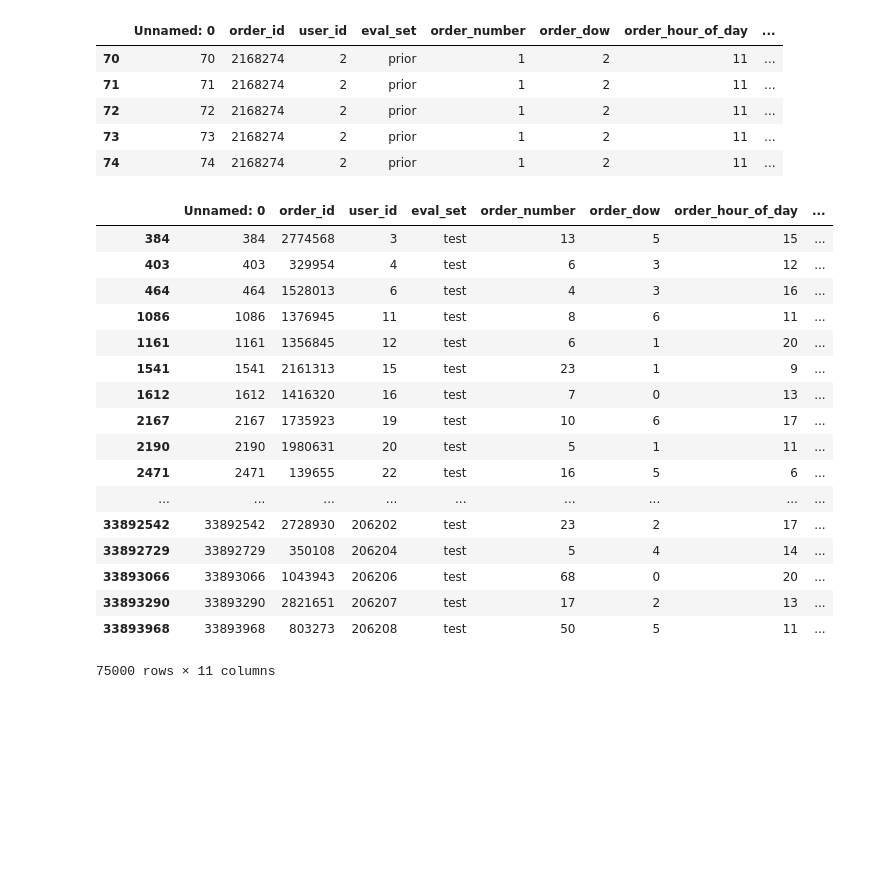
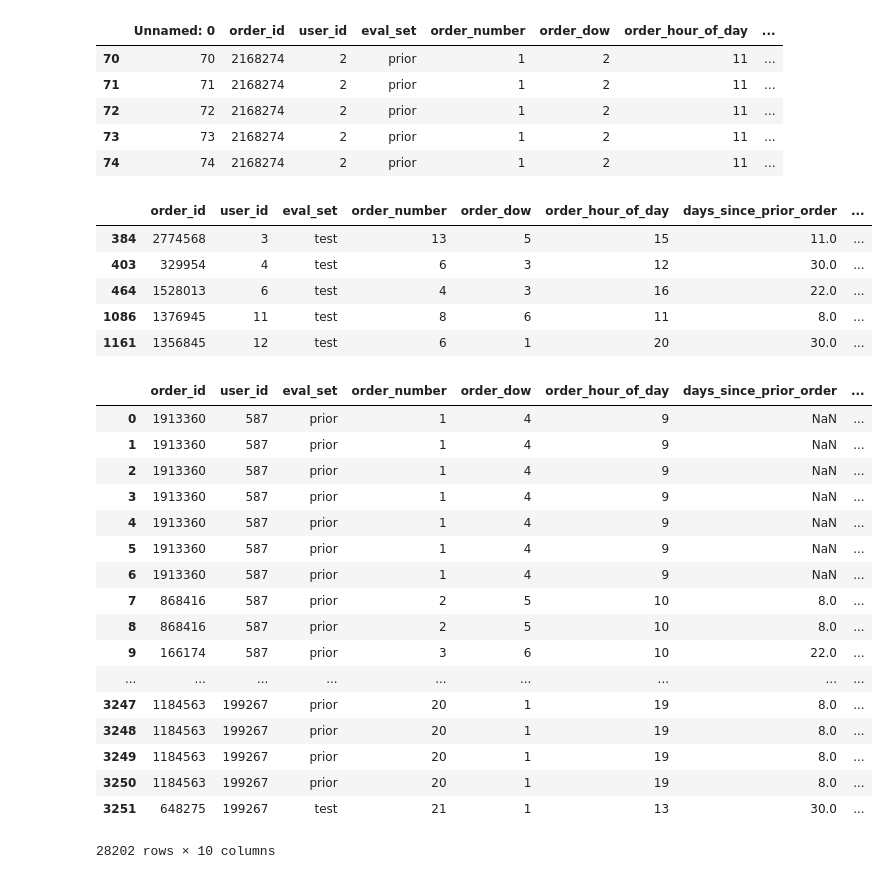
Before and after one commit to patrickspencer/instacart, a Jupyter notebook: notebooks/data_exploration.ipynb, the cells around one changed output. Drawn from its saved outputs; the diff is of its cells as text; code cells hidden in the pictures; blank space fills up the shorter version.

```diff
--- a/notebooks/data_exploration.ipynb
+++ b/notebooks/data_exploration.ipynb
@@ -256,23 +350,11 @@ orders_full.loc[orders_full['user_id'] == 2].head()
 | 73 | 73 | 2168274 | 2 | prior | 1 | 2 | 11 | ... |
 | 74 | 74 | 2168274 | 2 | prior | 1 | 2 | 11 | ... |
 # %%
-orders_full.loc[orders_full['eval_set'] == 'test']
+orders_full.loc[orders_full['eval_set'] == 'test'].head()
 # %% [output]
-|  | Unnamed: 0 | order_id | user_id | eval_set | order_number | order_dow | order_hour_of_day | ... |
-| 384 | 384 | 2774568 | 3 | test | 13 | 5 | 15 | ... |
-| 403 | 403 | 329954 | 4 | test | 6 | 3 | 12 | ... |
-| 464 | 464 | 1528013 | 6 | test | 4 | 3 | 16 | ... |
-| 1086 | 1086 | 1376945 | 11 | test | 8 | 6 | 11 | ... |
-| 1161 | 1161 | 1356845 | 12 | test | 6 | 1 | 20 | ... |
-| 1541 | 1541 | 2161313 | 15 | test | 23 | 1 | 9 | ... |
-| 1612 | 1612 | 1416320 | 16 | test | 7 | 0 | 13 | ... |
-| 2167 | 2167 | 1735923 | 19 | test | 10 | 6 | 17 | ... |
-| 2190 | 2190 | 1980631 | 20 | test | 5 | 1 | 11 | ... |
-| 2471 | 2471 | 139655 | 22 | test | 16 | 5 | 6 | ... |
-| ... | ... | ... | ... | ... | ... | ... | ... | ... |
-| 33892542 | 33892542 | 2728930 | 206202 | test | 23 | 2 | 17 | ... |
-| 33892729 | 33892729 | 350108 | 206204 | test | 5 | 4 | 14 | ... |
-| 33893066 | 33893066 | 1043943 | 206206 | test | 68 | 0 | 20 | ... |
-| 33893290 | 33893290 | 2821651 | 206207 | test | 17 | 2 | 13 | ... |
-| 33893968 | 33893968 | 803273 | 206208 | test | 50 | 5 | 11 | ... |
+|  | order_id | user_id | eval_set | order_number | order_dow | order_hour_of_day | days_since_prior_order | ... |
+| 384 | 2774568 | 3 | test | 13 | 5 | 15 | 11.0 | ... |
+| 403 | 329954 | 4 | test | 6 | 3 | 12 | 30.0 | ... |
+| 464 | 1528013 | 6 | test | 4 | 3 | 16 | 22.0 | ... |
+| 1086 | 1376945 | 11 | test | 8 | 6 | 11 | 8.0 | ... |
+| 1161 | 1356845 | 12 | test | 6 | 1 | 20 | 30.0 | ... |
-75000 rows × 11 columns
@@ -278,0 +365,21 @@ orders_full.loc[orders_full['eval_set'] == 'test']
+# %%
+pd.concat([train_set, validation_set, test_set])
+# %% [output]
+|  | order_id | user_id | eval_set | order_number | order_dow | order_hour_of_day | days_since_prior_order | ... |
+| 0 | 1913360 | 587 | prior | 1 | 4 | 9 | NaN | ... |
+| 1 | 1913360 | 587 | prior | 1 | 4 | 9 | NaN | ... |
+| 2 | 1913360 | 587 | prior | 1 | 4 | 9 | NaN | ... |
+| 3 | 1913360 | 587 | prior | 1 | 4 | 9 | NaN | ... |
+| 4 | 1913360 | 587 | prior | 1 | 4 | 9 | NaN | ... |
+| 5 | 1913360 | 587 | prior | 1 | 4 | 9 | NaN | ... |
+| 6 | 1913360 | 587 | prior | 1 | 4 | 9 | NaN | ... |
+| 7 | 868416 | 587 | prior | 2 | 5 | 10 | 8.0 | ... |
+| 8 | 868416 | 587 | prior | 2 | 5 | 10 | 8.0 | ... |
+| 9 | 166174 | 587 | prior | 3 | 6 | 10 | 22.0 | ... |
+| ... | ... | ... | ... | ... | ... | ... | ... | ... |
+| 3247 | 1184563 | 199267 | prior | 20 | 1 | 19 | 8.0 | ... |
+| 3248 | 1184563 | 199267 | prior | 20 | 1 | 19 | 8.0 | ... |
+| 3249 | 1184563 | 199267 | prior | 20 | 1 | 19 | 8.0 | ... |
+| 3250 | 1184563 | 199267 | prior | 20 | 1 | 19 | 8.0 | ... |
+| 3251 | 648275 | 199267 | test | 21 | 1 | 13 | 30.0 | ... |
+28202 rows × 10 columns
```
Also changed, not shown: parts of 25 cells of this notebook, 9 other files.
